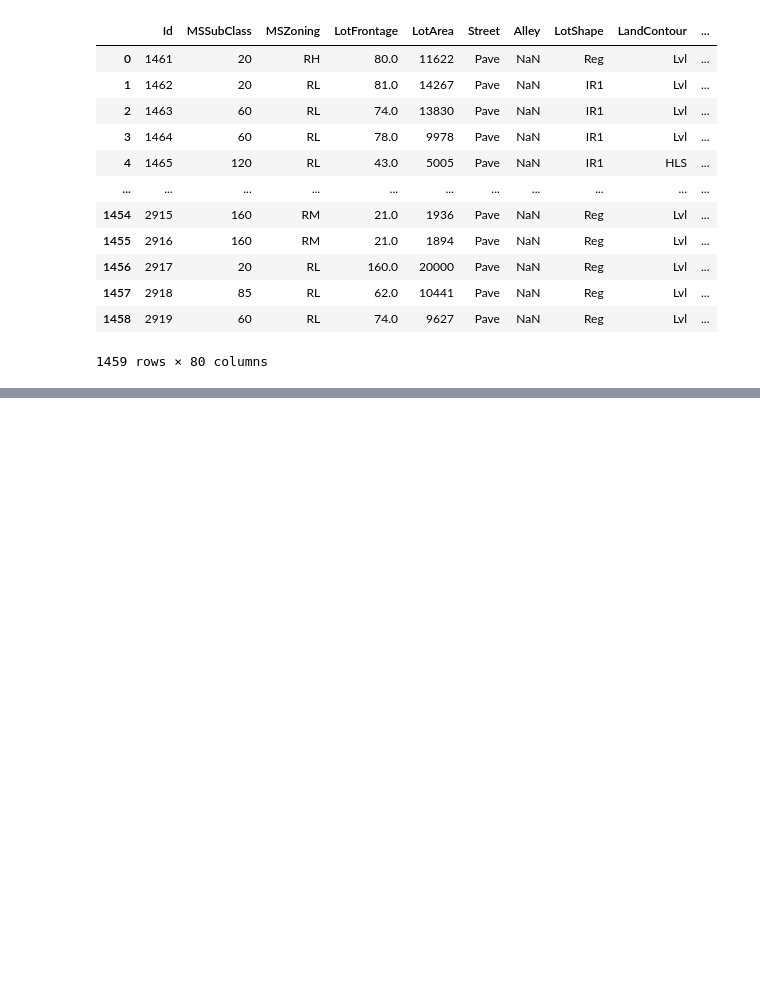
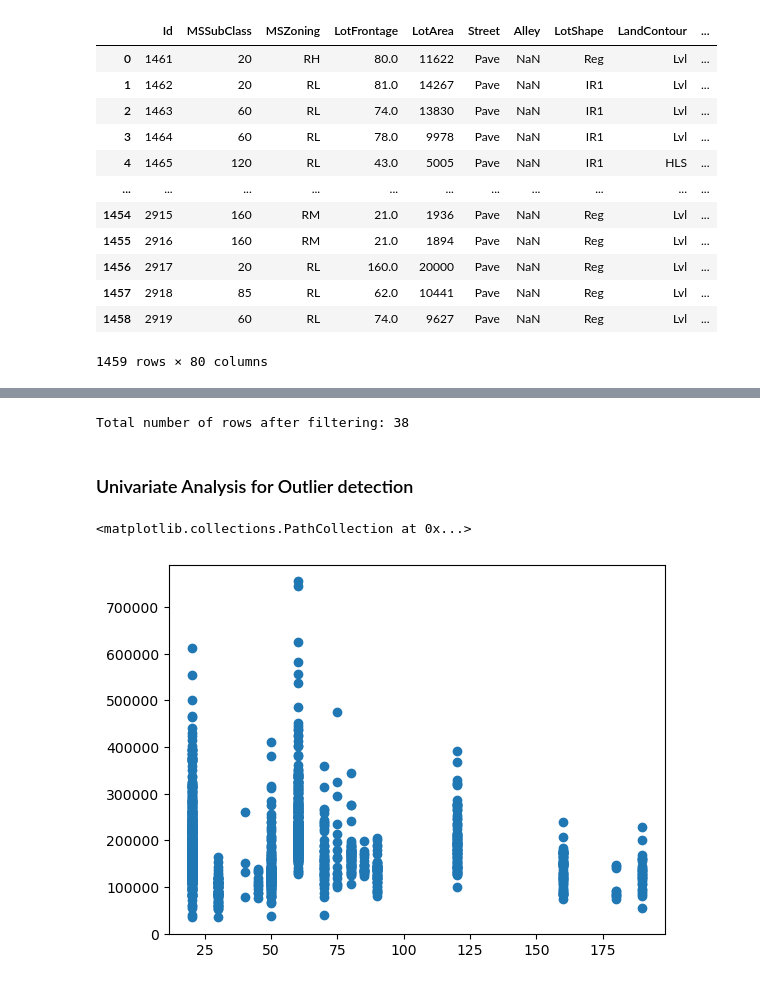
Before and after one commit to safi-alt/HousePricePredictions, a Jupyter notebook: RealEstateAnalysis.ipynb, the cells around one changed output, grey strips where cells are left out. Saved outputs shown, nothing was run; the diff lists cells and outputs as text; code cells hidden in the pictures; blank space fills up the shorter version.

Commit message:
Univariate analysis of outliers

```diff
--- a/RealEstateAnalysis.ipynb
+++ b/RealEstateAnalysis.ipynb
@@ -57,0 +143,14 @@ test_df
+# %%
+# Total number of non numerical columns
+filtered_df = train_df[train_df.dtypes[train_df.dtypes != 'object'].index]
+total_rows_filtered = filtered_df.shape[1]
+print("Total number of rows after filtering:", total_rows_filtered)
+# %% [output]
+Total number of rows after filtering: 38
+# %% [markdown]
+### Univariate Analysis for Outlier detection
+# %%
+plt.scatter(x='MSSubClass', y='SalePrice', data=train_df)
+# %% [output]
+<matplotlib.collections.PathCollection at 0x...>
+[figure, added]
```
Also changed, not shown: parts of 19 cells of this notebook, 1 other file.
